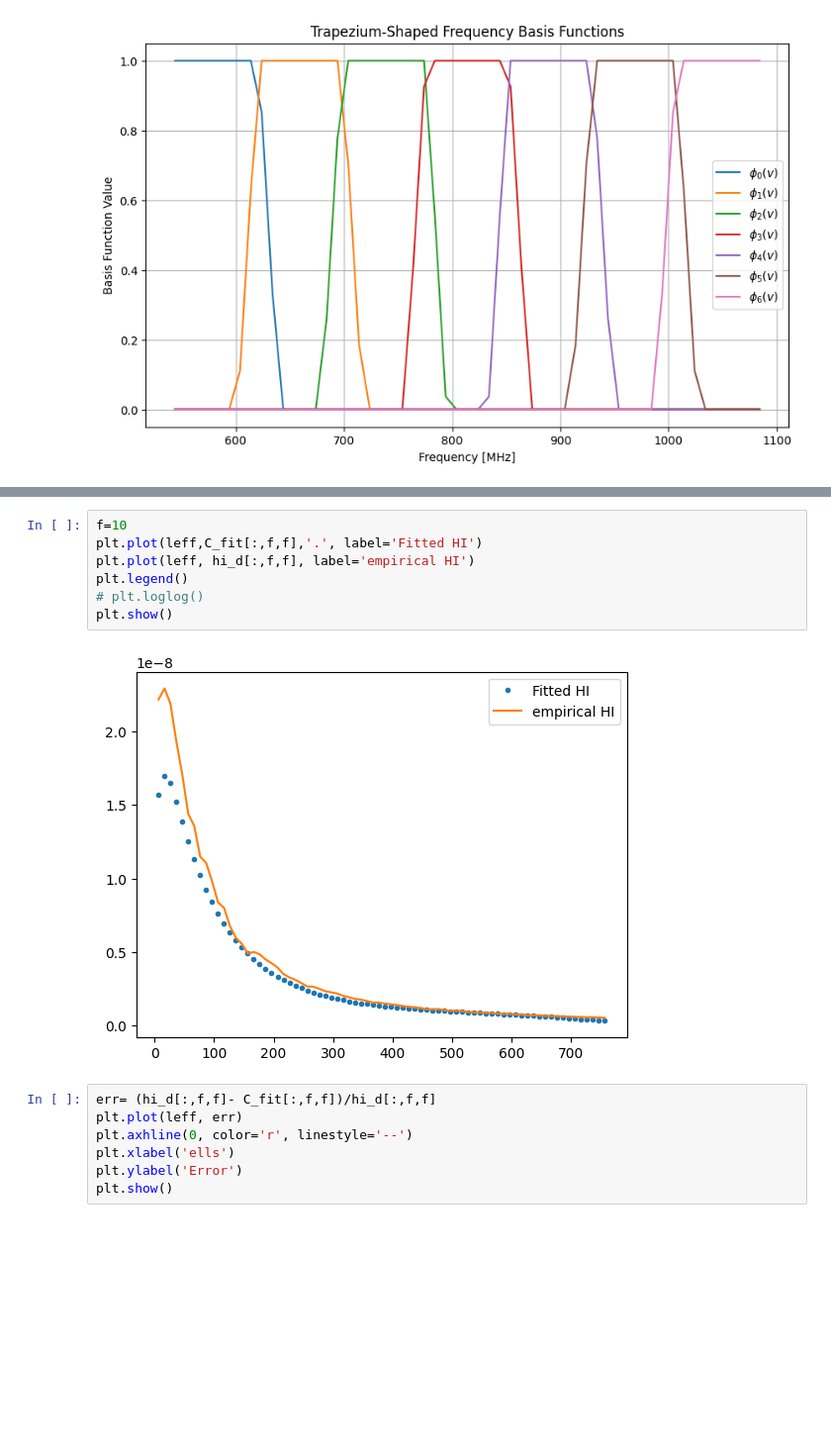
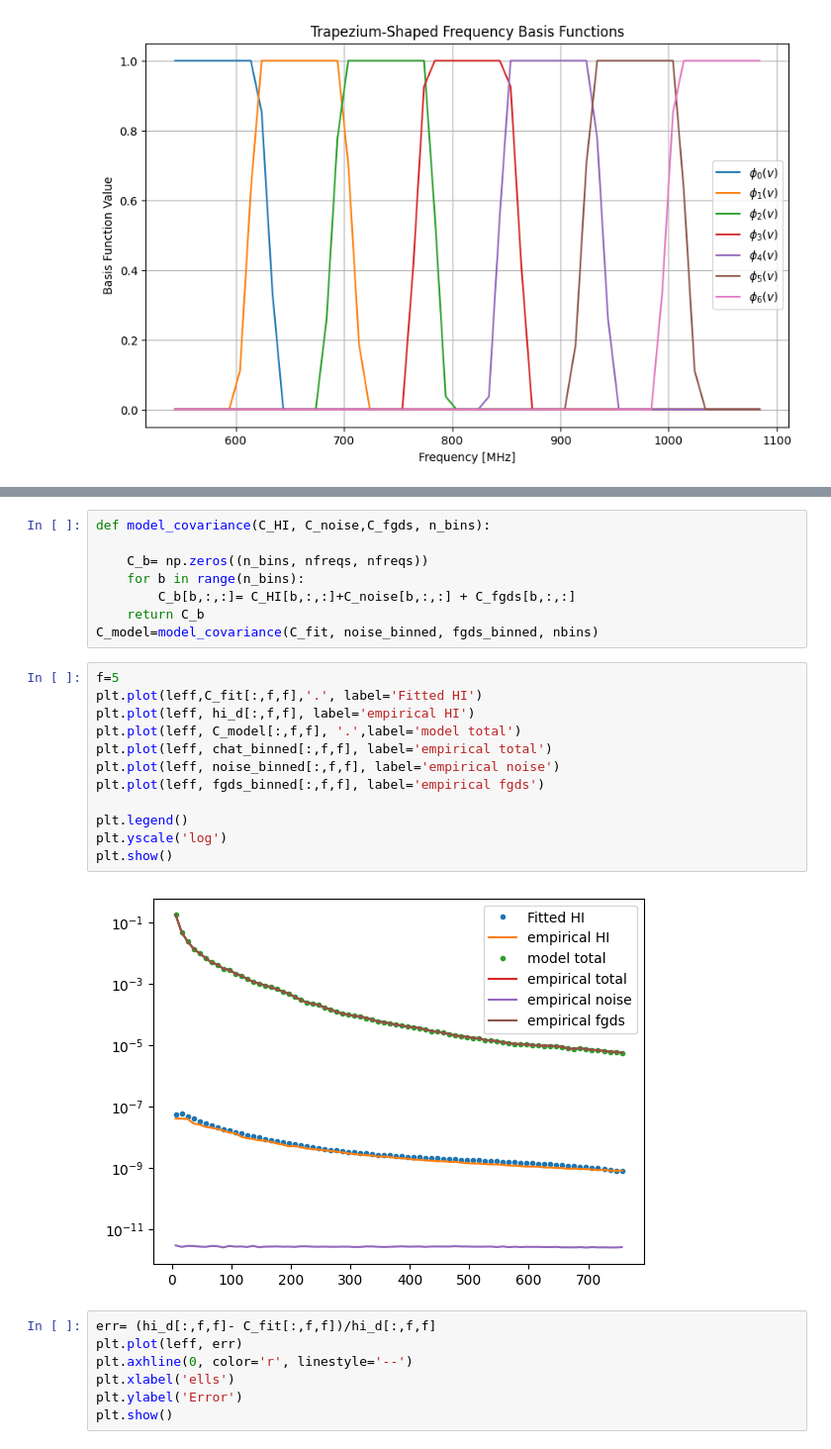
Before and after one commit to urwa99/MASS_Thesis, a Jupyter notebook: HI/SMICA_HI2.ipynb, the cells around one changed output, grey strips where cells are left out. Shown at 99% size. Saved outputs shown, nothing was run; the diff lists cells and outputs as text; blank space fills up the shorter version.

```diff
--- a/HI/SMICA_HI2.ipynb
+++ b/HI/SMICA_HI2.ipynb
@@ -208,12 +219,25 @@ for i in range(nell):
+# %%
+def model_covariance(C_HI, C_noise,C_fgds, n_bins):
+
+    C_b= np.zeros((n_bins, nfreqs, nfreqs))
+    for b in range(n_bins):
+        C_b[b,:,:]= C_HI[b,:,:]+C_noise[b,:,:] + C_fgds[b,:,:]
+    return C_b
+C_model=model_covariance(C_fit, noise_binned, fgds_binned, nbins)
 # %%
-f=10
+f=5
 plt.plot(leff,C_fit[:,f,f],'.', label='Fitted HI')
 plt.plot(leff, hi_d[:,f,f], label='empirical HI')
+plt.plot(leff, C_model[:,f,f], '.',label='model total')
+plt.plot(leff, chat_binned[:,f,f], label='empirical total')
+plt.plot(leff, noise_binned[:,f,f], label='empirical noise')
+plt.plot(leff, fgds_binned[:,f,f], label='empirical fgds')
+
 plt.legend()
-# plt.loglog()
+plt.yscale('log')
 plt.show()
 # %% [output]
-[figure, old version]
+[figure, new version]
 # %%
 err= (hi_d[:,f,f]- C_fit[:,f,f])/hi_d[:,f,f]
 plt.plot(leff, err)
```
Also changed, not shown: parts of 17 cells of this notebook.
